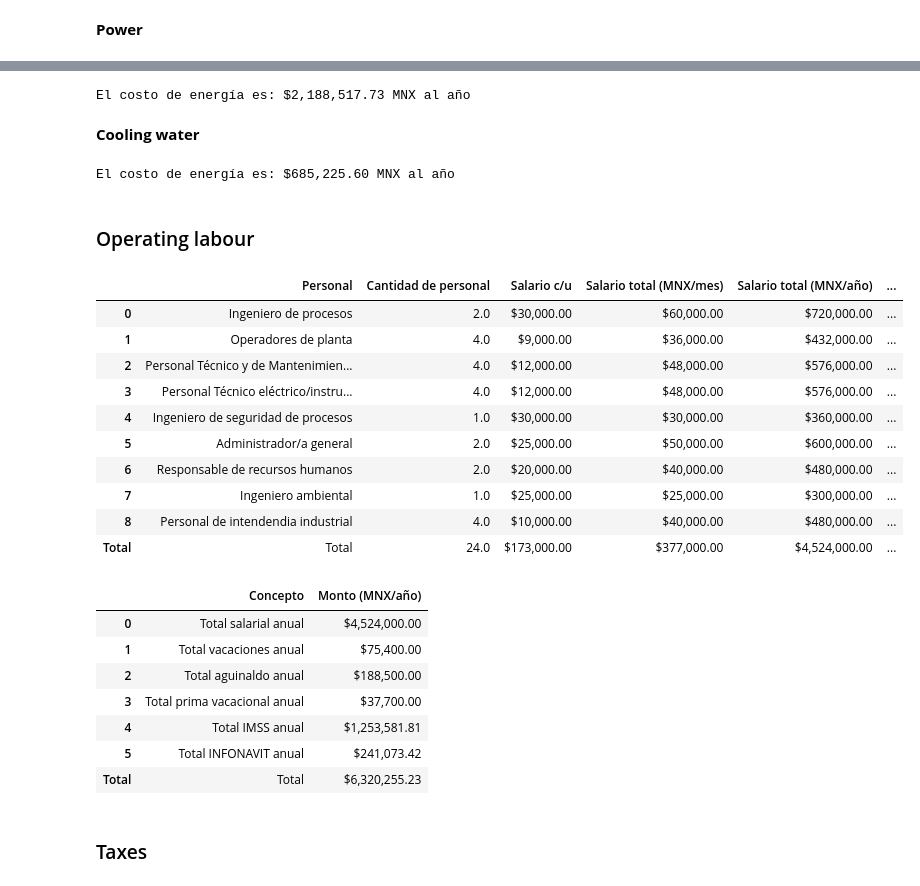
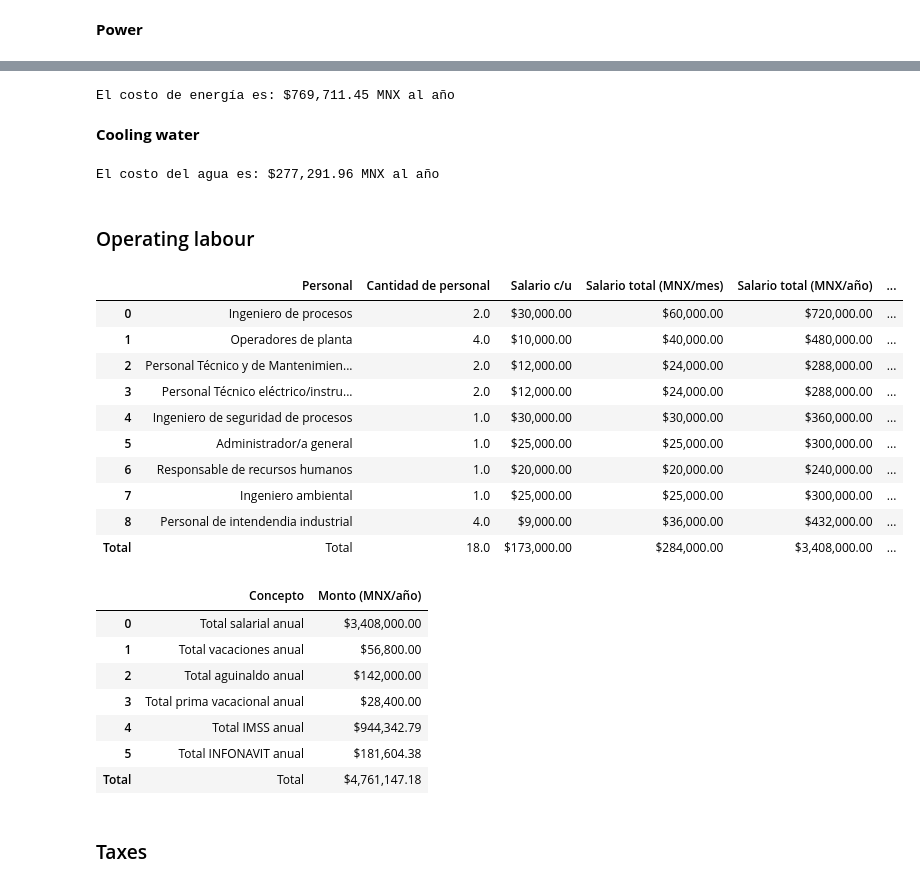
Before and after one commit to SOTO729/8vo, a Jupyter notebook: Evaluacion económica/CAPEX_OPEX.ipynb, the cells around one changed output, grey strips where cells are left out. Saved outputs shown, nothing was run; the diff lists cells and outputs as text; code cells hidden in the pictures.

```diff
--- a/Evaluacion económica/CAPEX_OPEX.ipynb
+++ b/Evaluacion económica/CAPEX_OPEX.ipynb
@@ -67,27 +67,33 @@ def energy_cost(energy_kwh):
     energy_year= energy_kwh * 365  # Energy consumption in a year
     cost_year =  energy_year* price_per_kwh  # Corrected multiplication
     # Agregar distribución y capacidad de la CFE
-    #distribucion=((energy_kwh*30)/(24*365*0.57))*12
-    #capacidad= ((energy_kwh*30)/(24*365*0.57))*12 # Costo de capacidad anual
-    distribucion=93.86*energy_kwh*12 # Costo de distribución anual
-    capacidad=385.31*energy_kwh*12# Costo de capacidad anual
+    distribucion=((energy_kwh*30)/(24*365*0.57))*93.86*6
+    capacidad= ((energy_kwh*30)/(24*365*0.57))*1385.31*6
 
     total_cost = cost_year + fijo + distribucion+capacidad # Total cost for a year
 
     return total_cost
 
-energy = 348.73	  # kW/h
+energy = 459.11*3 # kW/
 Power_total = energy_cost(energy)
 print("El costo de energía es: ${:,.2f}".format(Power_total), "MNX al año")
 # %% [output]
-El costo de energía es: $2,188,517.73 MNX al año
+El costo de energía es: $769,711.45 MNX al año
 # %% [markdown]
 **Cooling water**
 # %%
 #SERVICIO INDUSTRIAL MEDIDO
 #tarifa de industrial con cuotas de Baja california
 #https://www.oosapascomondu.gob.mx/index.php/servicios/Cuotas
-flujo_masico=47.94*1000 #kg/dia
+IC_01=850 #kg/h
+IC_02=850 #kg/h
+IC_03=850 #kg/h
+IC_04=850 #kg/h
+IC_05=600 #kg/h
+IC_06=850 #kg/h
+
+
+flujo_masico=(IC_01+IC_02+IC_03+IC_04+IC_05+IC_06)*4 #kg/dia
 dens=1000 #kg/m³
 
 flujo_volumen=flujo_masico/dens #m³/dia
@@ -101,9 +107,9 @@ def water_cost(water):
 ########## costos de agua
 water_total=water_cost(flujo_volumen) #Replace with your input value
 water_total
-print("El costo de energía es: ${:,.2f}".format(water_total), "MNX al año")
+print("El costo del agua es: ${:,.2f}".format(water_total), "MNX al año")
 # %% [output]
-El costo de energía es: $685,225.60 MNX al año
+El costo del agua es: $277,291.96 MNX al año
 # %% [markdown]
 <h3>Operating labour</h3>
 # %%
@@ -120,22 +126,22 @@ trabajo = {
                  "Personal de intendendia industrial"],
     "Cantidad de personal": [2,
                              4,
-                             4,
-                             4,
-                             1,
                              2,
                              2,
                              1,
+                             1,
+                             1,
+                             1,
                              4],
     "Salario c/u": [30000,
-                    9000,
+                    10000,
                     12000,
                     12000,
                     30000,
                     25000,
                     20000,
                     25000,
-                    10000],
+                    9000],
 }
 
 #Dataframe creation and calculations of the salary per month and year
@@ -158,51 +164,51 @@ recursos_humano["INFONAVIT/mes"] = recursos_humano["Salario base de cotización
 recursos_humano["IMSS/año"] = recursos_humano["IMSS/mes"]*12 #12 meses al año
 recursos_humano["INFONAVIT/año"] = recursos_humano["INFONAVIT/mes"]*12 #12 meses al año
 ## IMPUESTOS
-recursos_humano["ISN (MXN/año)"] =(recursos_humano["Salario total (MNX/año)"]+recursos_humano["Vacaciones (MNX/año)"]+recursos_humano["Aguinaldo (MNX/año)"]+recursos_humano["Prima Vacacional (MNX/año)"])*0.018
+recursos_humano["ISN (MXN/año)"] =(recursos_humano["Salario total (MNX/año)"]+recursos_humano["Aguinaldo (MNX/año)"]+recursos_humano["Prima Vacacional (MNX/año)"]+recursos_humano["Vacaciones (MNX/año)"])*0.018
 
 
 ##sumar todo los datos del los cotos de personal
 recursos_humano.loc["Total"] = recursos_humano[["Cantidad de personal", "Salario c/u", "Salario total (MNX/mes)","Salario total (MNX/año)",
-                                                "Vacaciones (MNX/año)","Aguinaldo (MNX/año)","Prima Vacacional (MNX/año)","IMSS/año","INFONAVIT/año","IMSS/mes","INFONAVIT/mes", "ISN (MXN/año)"]].replace('[\$,]', '', regex=True).astype(float).sum()
+                                               "Aguinaldo (MNX/año)","Prima Vacacional (MNX/año)","IMSS/año","INFONAVIT/año","IMSS/mes","INFONAVIT/mes", "ISN (MXN/año)","Vacaciones (MNX/año)"]].replace('[\$,]', '', regex=True).astype(float).sum()
 recursos_humano.loc["Total", "Personal"] = "Total"
 
 
 ##Guardar valores para que se mantengan con numero y poder hacer operacion con ellos
 total_anual=recursos_humano.iloc[-1]["Salario total (MNX/año)"]
 total_vacaciones_anual=recursos_humano.iloc[-1]["Vacaciones (MNX/año)"]
 total_aguinaldo_anual=recursos_humano.iloc[-1]["Aguinaldo (MNX/año)"]
 total_prima_vacacional_anual=recursos_humano.iloc[-1]["Prima Vacacional (MNX/año)"]
 total_IMSS_anual=recursos_humano.iloc[-1]["IMSS/año"]
 total_INFONAVIT_anual=recursos_humano.iloc[-1]["INFONAVIT/año"]
 tax_total=recursos_humano.iloc[-1]["ISN (MXN/año)"]
 
 
 ##Formato de la tabla
 recursos_humano["Salario total (MNX/mes)"] = recursos_humano["Salario total (MNX/mes)"].apply(lambda x: f"${x:,.2f}")
 recursos_humano["Salario total (MNX/año)"] = recursos_humano["Salario total (MNX/año)"].apply(lambda x: f"${x:,.2f}")
 recursos_humano["Aguinaldo (MNX/año)"] = recursos_humano["Aguinaldo (MNX/año)"].apply(lambda x: f"${x:,.2f}")
 recursos_humano["Vacaciones (MNX/año)"] = recursos_humano["Vacaciones (MNX/año)"].apply(lambda x: f"${x:,.2f}")
 recursos_humano["Prima Vacacional (MNX/año)"] = recursos_humano["Prima Vacacional (MNX/año)"].apply(lambda x: f"${x:,.2f}")
 recursos_humano["Salario c/u"] = recursos_humano["Salario c/u"].apply(lambda x: f"${x:,.2f}")
 recursos_humano["Salario base de cotización (SBC/cu/diario)"] = recursos_humano["Salario base de cotización (SBC/cu/diario)"].apply(lambda x: f"${x:,.2f}")
 recursos_humano["IMSS/mes"] = recursos_humano["IMSS/mes"].apply(lambda x: f"${x:,.2f}")
 recursos_humano["INFONAVIT/mes"] = recursos_humano["INFONAVIT/mes"].apply(lambda x: f"${x:,.2f}")
 recursos_humano["IMSS/año"] = recursos_humano["IMSS/año"].apply(lambda x: f"${x:,.2f}")
 recursos_humano["INFONAVIT/año"] = recursos_humano["INFONAVIT/año"].apply(lambda x: f"${x:,.2f}")
 recursos_humano["ISN (MXN/año)"] = recursos_humano["ISN (MXN/año)"].apply(lambda x: f"${x:,.2f}")
 recursos_humano
 # %% [output]
 |  | Personal | Cantidad de personal | Salario c/u | Salario total (MNX/mes) | Salario total (MNX/año) | ... |
 | 0 | Ingeniero de procesos | 2.0 | $30,000.00 | $60,000.00 | $720,000.00 | ... |
-| 1 | Operadores de planta | 4.0 | $9,000.00 | $36,000.00 | $432,000.00 | ... |
-| 2 | Personal Técnico y de Mantenimien... | 4.0 | $12,000.00 | $48,000.00 | $576,000.00 | ... |
-| 3 | Personal Técnico eléctrico/instru... | 4.0 | $12,000.00 | $48,000.00 | $576,000.00 | ... |
+| 1 | Operadores de planta | 4.0 | $10,000.00 | $40,000.00 | $480,000.00 | ... |
+| 2 | Personal Técnico y de Mantenimien... | 2.0 | $12,000.00 | $24,000.00 | $288,000.00 | ... |
+| 3 | Personal Técnico eléctrico/instru... | 2.0 | $12,000.00 | $24,000.00 | $288,000.00 | ... |
 | 4 | Ingeniero de seguridad de procesos | 1.0 | $30,000.00 | $30,000.00 | $360,000.00 | ... |
-| 5 | Administrador/a general | 2.0 | $25,000.00 | $50,000.00 | $600,000.00 | ... |
-| 6 | Responsable de recursos humanos | 2.0 | $20,000.00 | $40,000.00 | $480,000.00 | ... |
+| 5 | Administrador/a general | 1.0 | $25,000.00 | $25,000.00 | $300,000.00 | ... |
+| 6 | Responsable de recursos humanos | 1.0 | $20,000.00 | $20,000.00 | $240,000.00 | ... |
 | 7 | Ingeniero ambiental | 1.0 | $25,000.00 | $25,000.00 | $300,000.00 | ... |
-| 8 | Personal de intendendia industrial | 4.0 | $10,000.00 | $40,000.00 | $480,000.00 | ... |
-| Total | Total | 24.0 | $173,000.00 | $377,000.00 | $4,524,000.00 | ... |
+| 8 | Personal de intendendia industrial | 4.0 | $9,000.00 | $36,000.00 | $432,000.00 | ... |
+| Total | Total | 18.0 | $173,000.00 | $284,000.00 | $3,408,000.00 | ... |
 # %%
 totals = {
     "Concepto": ["Total salarial anual", "Total vacaciones anual", "Total aguinaldo anual",
@@ -221,13 +227,13 @@ final["Monto (MNX/año)"] = final["Monto (MNX/año)"].apply(lambda x: f"${x:,.2f
 final
 # %% [output]
 |  | Concepto | Monto (MNX/año) |
-| 0 | Total salarial anual | $4,524,000.00 |
-| 1 | Total vacaciones anual | $75,400.00 |
-| 2 | Total aguinaldo anual | $188,500.00 |
-| 3 | Total prima vacacional anual | $37,700.00 |
-| 4 | Total IMSS anual | $1,253,581.81 |
-| 5 | Total INFONAVIT anual | $241,073.42 |
-| Total | Total | $6,320,255.23 |
+| 0 | Total salarial anual | $3,408,000.00 |
+| 1 | Total vacaciones anual | $56,800.00 |
+| 2 | Total aguinaldo anual | $142,000.00 |
+| 3 | Total prima vacacional anual | $28,400.00 |
+| 4 | Total IMSS anual | $944,342.79 |
+| 5 | Total INFONAVIT anual | $181,604.38 |
+| Total | Total | $4,761,147.18 |
 # %% [markdown]
 <h3>Taxes</h3>
 # %% [markdown]
```
Also changed, not shown: parts of 24 cells of this notebook, 3 other files.
